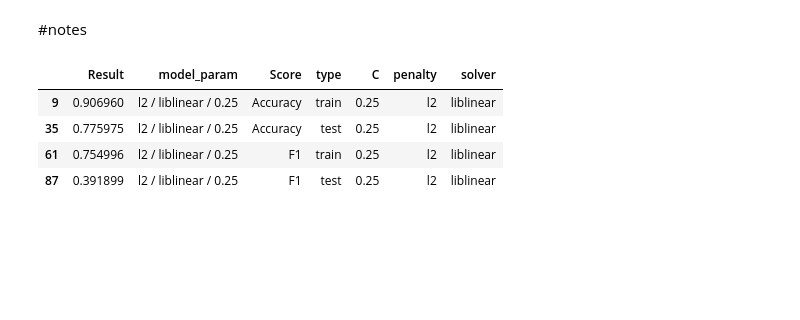
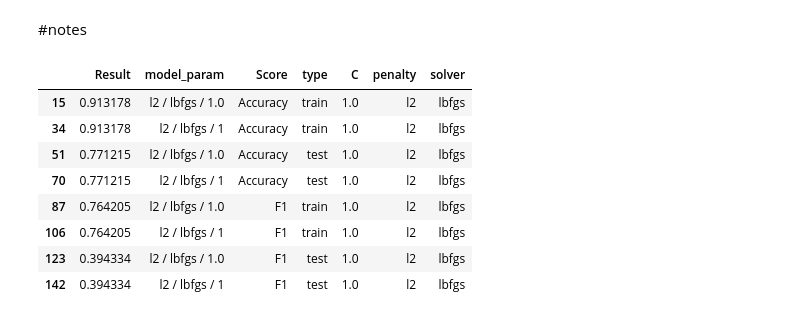
Before and after one commit to erlan321/Capstone-697-TeamAugury, a Jupyter notebook: hyperparameter_viz_LR.ipynb, the cells around one changed output. Saved outputs shown, nothing was run; the diff lists cells and outputs as text; code cells hidden in the pictures; blank space fills up the shorter version.

```diff
--- a/hyperparameter_viz_LR.ipynb
+++ b/hyperparameter_viz_LR.ipynb
@@ -4,7 +4,7 @@ import numpy as np
 #from datetime import datetime
 import altair as alt
 # %%
-from google.colab import drive  #needed to access a file on google drive
-drive.mount('/content/gdrive')
+# from google.colab import drive  #needed to access a file on google drive
+# drive.mount('/content/gdrive')
 
-csv_data = pd.read_csv("/content/gdrive/Shareddrives/Capstone697/Stub Code/hpt/hp_tuning_LogReg.csv")
+csv_data = pd.read_csv("saved_work/hp_tuning_LogReg.csv")
@@ -205,11 +203,15 @@ chart1 | chart2
 #notes
 # %%
 df = csv_data.copy()
-df = df[(df.penalty=='l2') & (df.solver=='liblinear') & (df.C==0.25) ]
+df = df[(df.penalty=='l2') & (df.solver=='lbfgs') & (df.C==1.0) ]
 df
 # %% [output]
 |  | Result | model_param | Score | type | C | penalty | solver |
-| 9 | 0.906960 | l2 / liblinear / 0.25 | Accuracy | train | 0.25 | l2 | liblinear |
-| 35 | 0.775975 | l2 / liblinear / 0.25 | Accuracy | test | 0.25 | l2 | liblinear |
-| 61 | 0.754996 | l2 / liblinear / 0.25 | F1 | train | 0.25 | l2 | liblinear |
-| 87 | 0.391899 | l2 / liblinear / 0.25 | F1 | test | 0.25 | l2 | liblinear |
+| 15 | 0.913178 | l2 / lbfgs / 1.0 | Accuracy | train | 1.0 | l2 | lbfgs |
+| 34 | 0.913178 | l2 / lbfgs / 1 | Accuracy | train | 1.0 | l2 | lbfgs |
+| 51 | 0.771215 | l2 / lbfgs / 1.0 | Accuracy | test | 1.0 | l2 | lbfgs |
+| 70 | 0.771215 | l2 / lbfgs / 1 | Accuracy | test | 1.0 | l2 | lbfgs |
+| 87 | 0.764205 | l2 / lbfgs / 1.0 | F1 | train | 1.0 | l2 | lbfgs |
+| 106 | 0.764205 | l2 / lbfgs / 1 | F1 | train | 1.0 | l2 | lbfgs |
+| 123 | 0.394334 | l2 / lbfgs / 1.0 | F1 | test | 1.0 | l2 | lbfgs |
+| 142 | 0.394334 | l2 / lbfgs / 1 | F1 | test | 1.0 | l2 | lbfgs |
```
Also changed, not shown: parts of 3 cells of this notebook, 3 other files.
